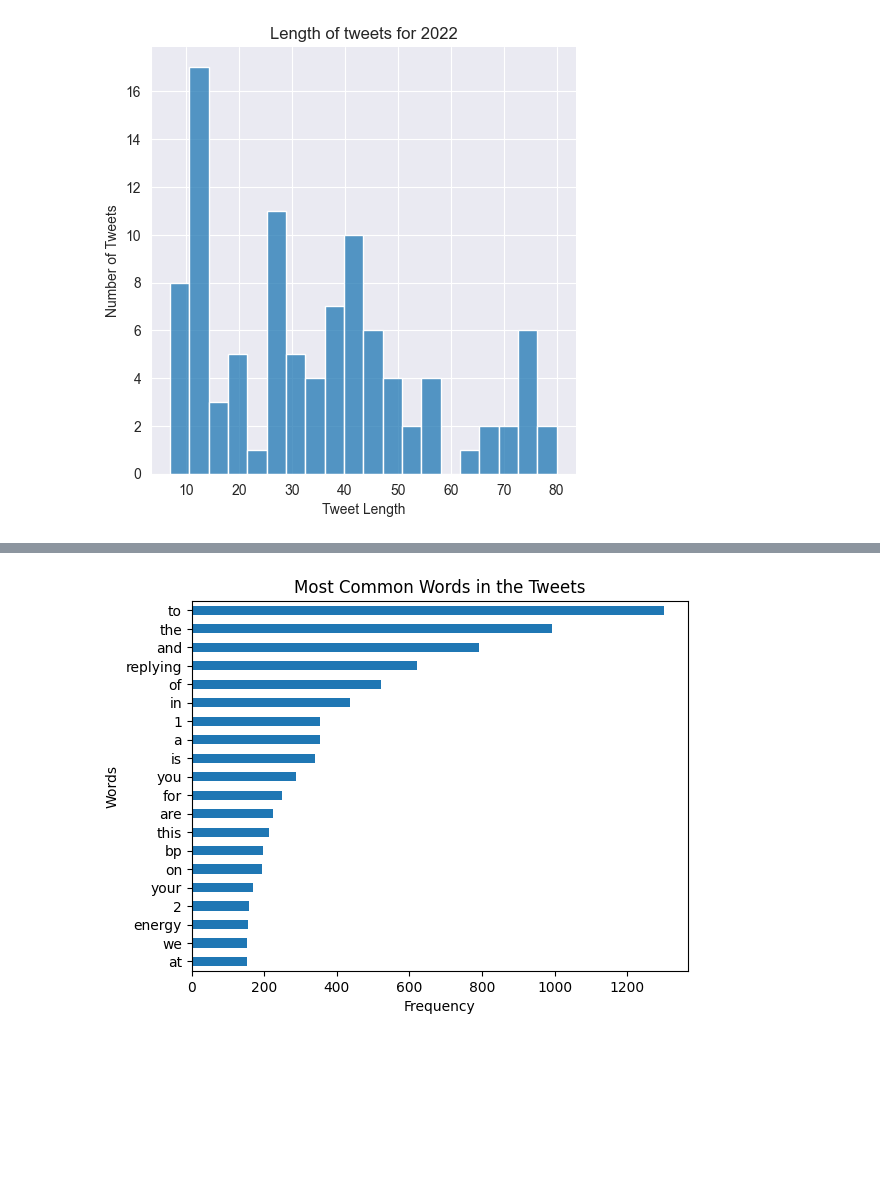
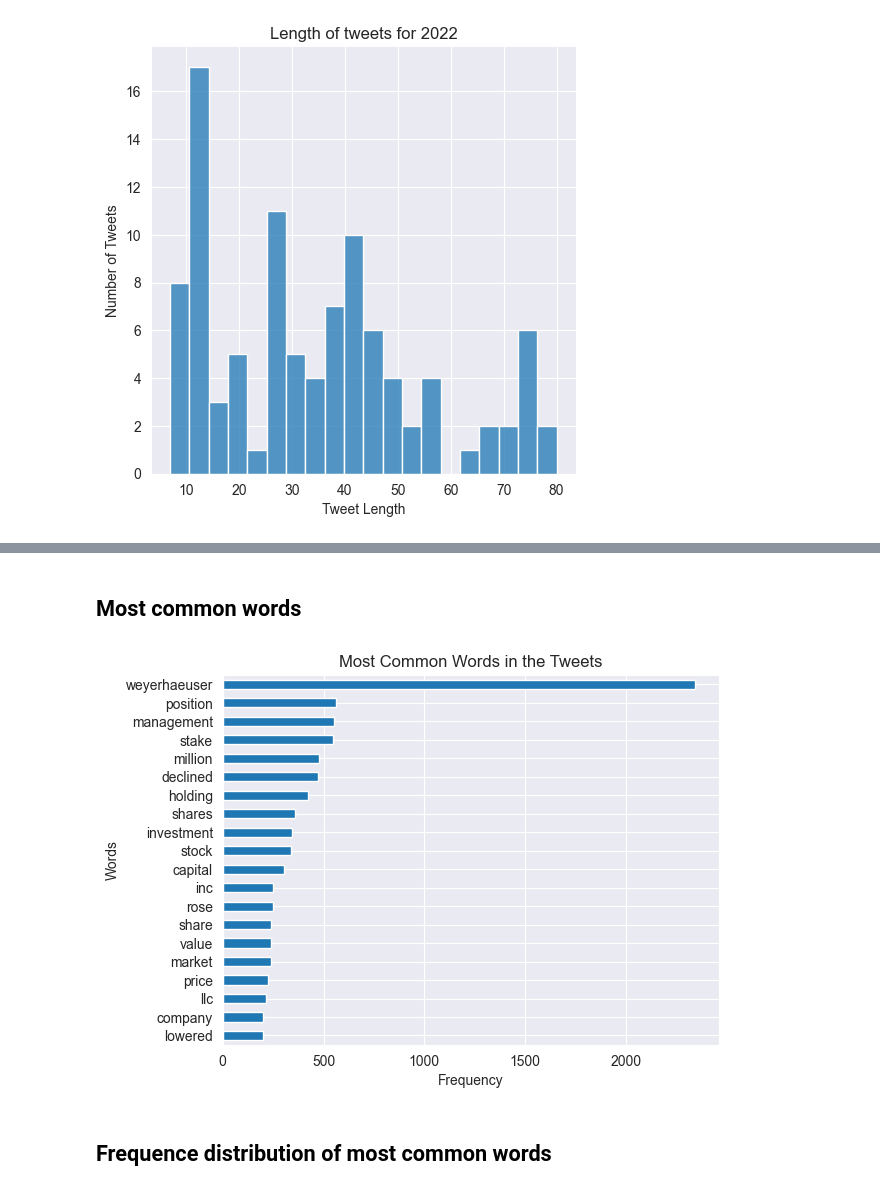
Before and after one commit to JoseAngelGarciaSanchez/overperforming-58-energy-stocks, a Jupyter notebook: eda.ipynb, the cells around one changed output, grey strips where cells are left out. Drawn from its saved outputs; the diff is of its cells as text; code cells hidden in the pictures; blank space fills up the shorter version.

```diff
--- a/eda.ipynb
+++ b/eda.ipynb
@@ -117,4 +102,5 @@ plot_wordcloud(tweet_string, stop_words=stop_words, background_image="/Users/pep
 ## Tweet Length
 # %%
 # we add a column with the length of each tweet
-tweets['tweet_length'] = tweets['TweetText'].apply(lambda x : len(x.split()))
+tweets_df['tweet_length'] = tweets_df['TweetText'].apply(
+    lambda x: len(x.split()))
@@ -129,10 +119,7 @@ plt.show()
 # %%
-years = [2017,2018,2019,2020,2021,2022]
-masks = [mask_2017, mask_2018, mask_2019, mask_2020, mask_2021, mask_2022]
-
 for year, mask in zip(years, masks):
     sns.set_style("darkgrid")
-    sns.displot(tweets.loc[mask,'tweet_length'], bins=20)
+    sns.displot(tweets_df.loc[mask, 'tweet_length'], bins=20)
     plt.title(f"Length of tweets for {year}")
     plt.xlabel('Tweet Length')
     plt.ylabel('Number of Tweets')
@@ -147,14 +138,10 @@ for year, mask in zip(years, masks):
 # %%
-import matplotlib.pyplot as plt
-import pandas as pd
-
-
-
 # calculate the average word length for each tweet
-df["avg_word_length"] = df["TweetText"].apply(lambda x: sum(len(word) for word in x.split()) / len(x.split()))
+tweets_df["avg_word_length"] = tweets_df["TweetText"].apply(
+    lambda x: sum(len(word) for word in x.split()) / len(x.split()))
 
 # create the histogram
-plt.hist(df["avg_word_length"], bins=20)
+plt.hist(tweets_df["avg_word_length"], bins=20)
 plt.xlabel("Average Word Length")
 plt.ylabel("Frequency")
 plt.title("Distribution of Average Word Length in Tweets")
@@ -163,0 +153,9 @@ NameError: name 'df' is not defined
+# %%
+for year, mask in zip(years, masks):
+    tweets_df["avg_word_length"] = tweets_df.loc[mask, 'TweetText'].apply(
+        lambda x: sum(len(word) for word in x.split()) / len(x.split()))
+    plt.hist(tweets_df["avg_word_length"], bins=20)
+    plt.xlabel("Average Word Length")
+    plt.ylabel("Frequency")
+    plt.title("Distribution of Average Word Length in Tweets")
+    plt.show()
@@ -164,28 +169,29 @@ NameError: name 'df' is not defined
+# %% [markdown]
+## Most common words
 # %%
-import matplotlib.pyplot as plt
-import pandas as pd
-
-
-
 # Create a list of all the words in the column 'TweetText'
-all_words = ' '.join(df['TweetText'])
+all_words = ' '.join(tweets_df['TweetText'])
 
 # Split the list into individual words
 words = all_words.split()
+words = [word for word in words if (
+    word.lower() not in stop_words) and (not starts_with_number(word))]
 
 # Use the pandas method 'value_counts' to get the frequency of each word
 word_freq = pd.Series(words).value_counts()
 
 # Plot the top 20 most common words
 word_freq[:20].sort_values(ascending=True).plot.barh()
 
 # Add a title and labels
 plt.title("Most Common Words in the Tweets")
 plt.xlabel("Frequency")
 plt.ylabel("Words")
 
 # Show the plot
 plt.show()
 # %% [output]
-[figure, old version]
+[figure, new version]
+# %% [markdown]
+## Frequence distribution of most common words
 # %%
```
Also changed, not shown: parts of 29 cells of this notebook.
